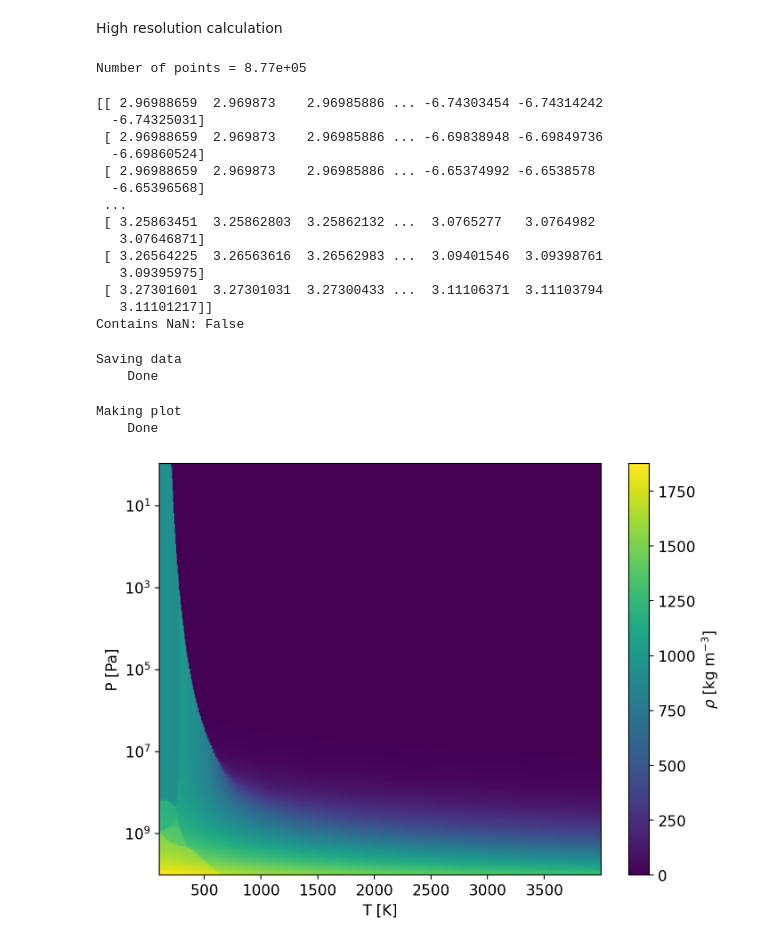
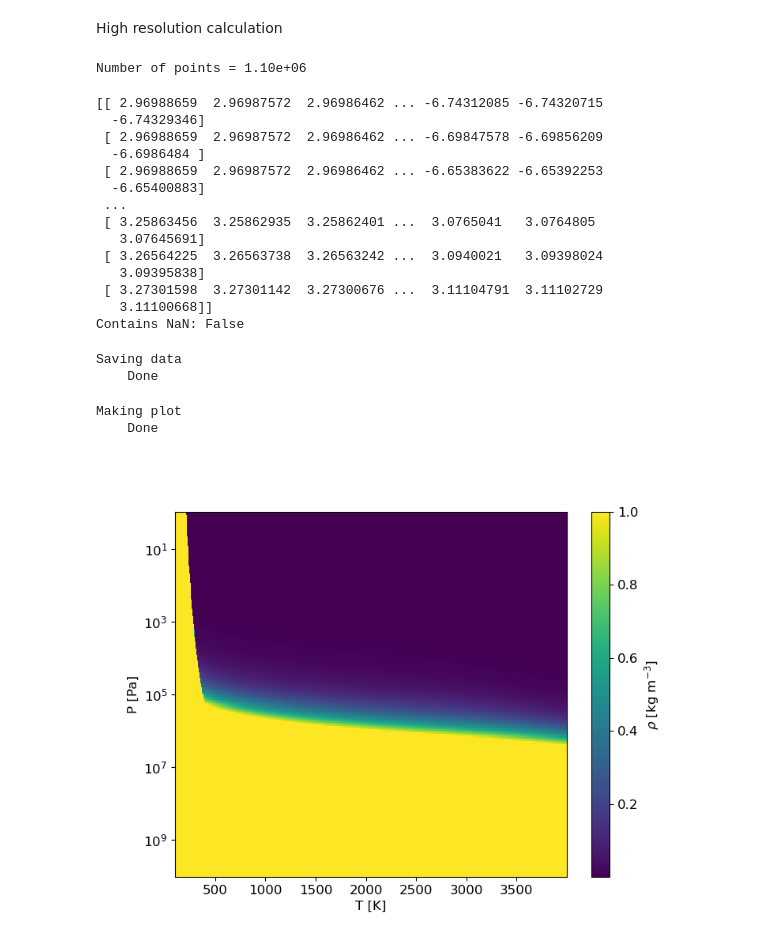
Before and after one commit to nichollsh/ThermoTools, a Jupyter notebook: workflow/06_aqua_tabulate.ipynb, the cells around one changed output. Saved outputs shown, nothing was run; the diff lists cells and outputs as text; code cells hidden in the pictures.

```diff
--- a/workflow/06_aqua_tabulate.ipynb
+++ b/workflow/06_aqua_tabulate.ipynb
@@ -104,31 +89,31 @@ Number of points = 2000
 # %% [markdown]
 High resolution calculation
 # %%
-t_eval = np.arange(  101,  4000, 1.0)   # K
+t_eval = np.arange(  101,  4000, 0.8)   # K
 p_eval = np.linspace(0,   10,    225)     # log Pa
 print("Number of points = %.2e"%(len(p_eval)*len(t_eval),))
 # %% [output]
-Number of points = 8.77e+05
+Number of points = 1.10e+06
 # %%
 ti,pi = np.meshgrid(t_eval,p_eval)
-zi = griddata((tmp_raw,prs_raw),rho_raw,(ti,pi),method='linear')
+zi = griddata((tmp_raw,prs_raw),rho_raw,(ti,pi),method='linear',rescale=True)
 # %%
 print(zi)
 print("Contains NaN: "+str(np.any(np.isnan(zi))))
 # %% [output]
-[[ 2.96988659  2.969873    2.96985886 ... -6.74303454 -6.74314242
-  -6.74325031]
- [ 2.96988659  2.969873    2.96985886 ... -6.69838948 -6.69849736
-  -6.69860524]
- [ 2.96988659  2.969873    2.96985886 ... -6.65374992 -6.6538578
-  -6.65396568]
+[[ 2.96988659  2.96987572  2.96986462 ... -6.74312085 -6.74320715
+  -6.74329346]
+ [ 2.96988659  2.96987572  2.96986462 ... -6.69847578 -6.69856209
+  -6.6986484 ]
+ [ 2.96988659  2.96987572  2.96986462 ... -6.65383622 -6.65392253
+  -6.65400883]
  ...
- [ 3.25863451  3.25862803  3.25862132 ...  3.0765277   3.0764982
-   3.07646871]
- [ 3.26564225  3.26563616  3.26562983 ...  3.09401546  3.09398761
-   3.09395975]
- [ 3.27301601  3.27301031  3.27300433 ...  3.11106371  3.11103794
-   3.11101217]]
+ [ 3.25863456  3.25862935  3.25862401 ...  3.0765041   3.0764805
+   3.07645691]
+ [ 3.26564225  3.26563738  3.26563242 ...  3.0940021   3.09398024
+   3.09395838]
+ [ 3.27301598  3.27301142  3.27300676 ...  3.11104791  3.11102729
+   3.11100668]]
 Contains NaN: False
 # %%
 print("Saving data")
@@ -142,21 +127,21 @@ Saving data
 # %%
 print("Making plot")
 
 # plot
 fig, ax = plt.subplots(1, 1, figsize=(8,6))
 
 ax.invert_yaxis()
 ax.set_yscale('log')
 ax.set_xlabel('T [K]')
 ax.set_ylabel('P [Pa]')
 
 R = 10**zi
-im = ax.pcolormesh(ti, 10**pi, R, cmap='viridis', norm='linear')
+im = ax.pcolormesh(ti, 10**pi, R, cmap='viridis', norm='linear', vmax=1)
 fig.colorbar(im, label=r'$\rho$ [kg m$^{-3}$]')
 fig.savefig(os.path.join(pltdir, "H2O_rho.png"), bbox_inches='tight', dpi=210)
 
 print("    Done")
 # %% [output]
 Making plot
     Done
-[figure, old version]
+[figure, new version]
```
Also changed, not shown: parts of 6 cells of this notebook, 9 other files.
